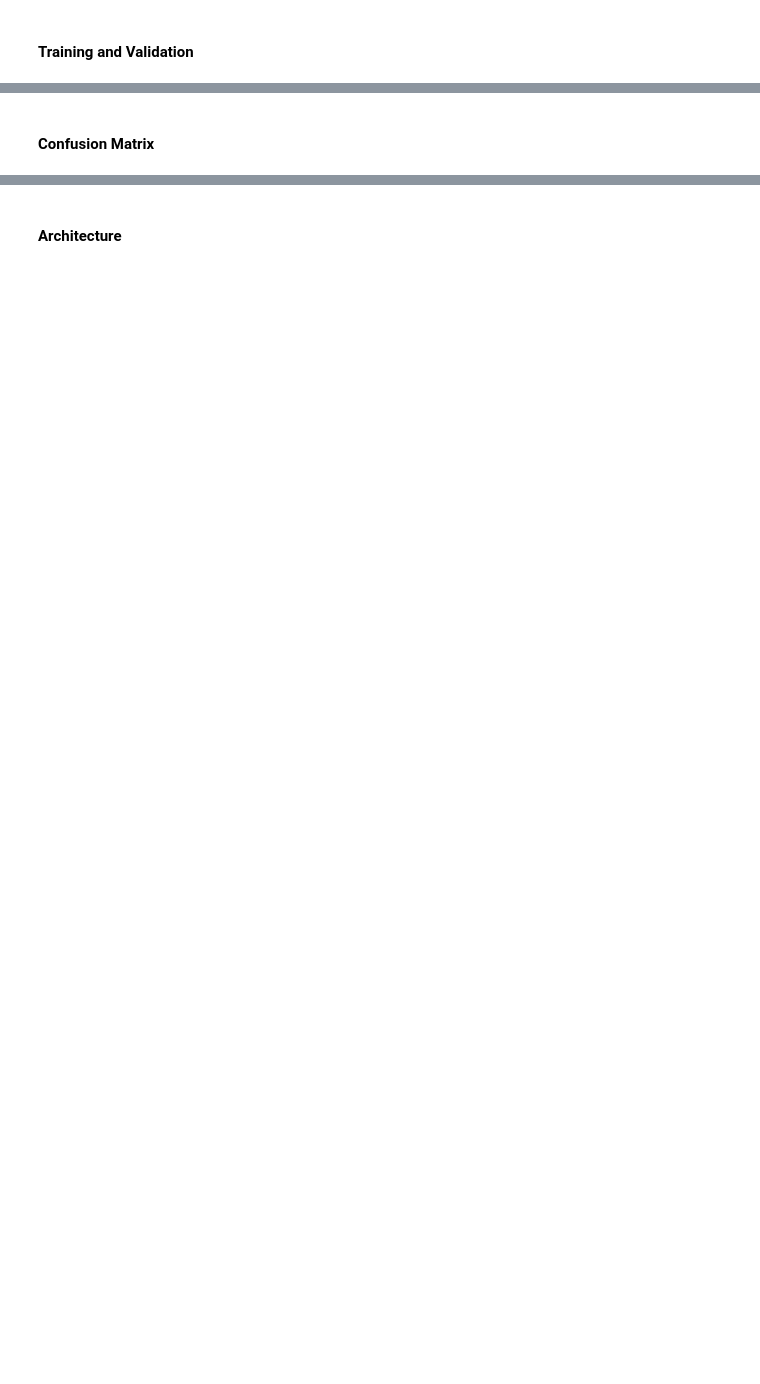
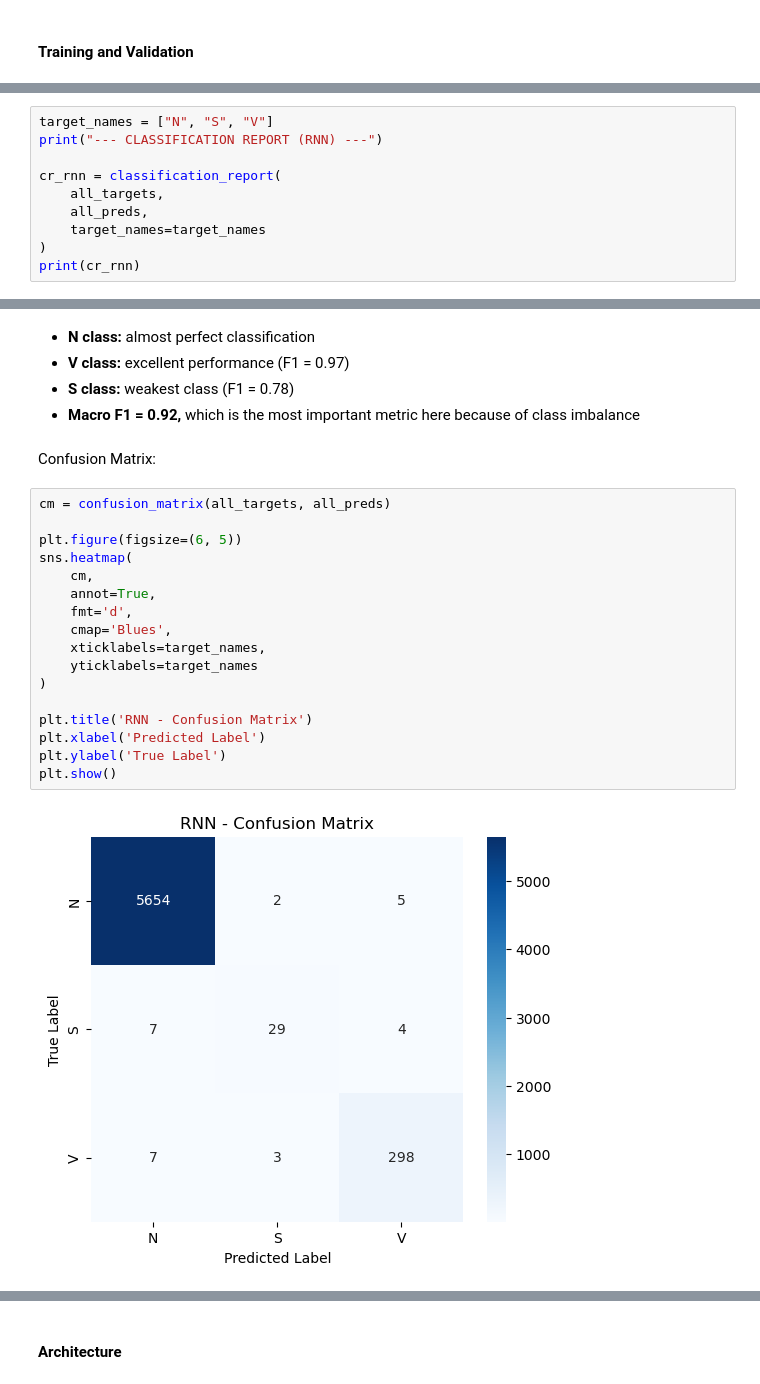
Before and after one commit to Joaomuianga/ML-team-collaboration, a Jupyter notebook: 3_TimeSeries/notebooks/Team11_TimeSeries_Notebook.ipynb, the cells around one changed output, grey strips where cells are left out. Drawn from its saved outputs; the diff is of its cells as text; blank space fills up the shorter version.

```diff
--- a/3_TimeSeries/notebooks/Team11_TimeSeries_Notebook.ipynb
+++ b/3_TimeSeries/notebooks/Team11_TimeSeries_Notebook.ipynb
@@ -570,0 +827,10 @@ It can be done using LabelEncoder() but, as there are only 3 classes, we can do
+# %%
+target_names = ["N", "S", "V"]
+print("--- CLASSIFICATION REPORT (RNN) ---")
+
+cr_rnn = classification_report(
+    all_targets,
+    all_preds,
+    target_names=target_names
+)
+print(cr_rnn)
@@ -571,2 +848,26 @@ It can be done using LabelEncoder() but, as there are only 3 classes, we can do
+# %% [markdown]
+- **N class:** almost perfect classification
+- **V class:** excellent performance (F1 = 0.97)
+- **S class:** weakest class (F1 = 0.78)
+- **Macro F1 = 0.92,** which is the most important metric here because of class imbalance
 # %% [markdown]
-#### Confusion Matrix
+Confusion Matrix:
+# %%
+cm = confusion_matrix(all_targets, all_preds)
+
+plt.figure(figsize=(6, 5))
+sns.heatmap(
+    cm,
+    annot=True,
+    fmt='d',
+    cmap='Blues',
+    xticklabels=target_names,
+    yticklabels=target_names
+)
+
+plt.title('RNN - Confusion Matrix')
+plt.xlabel('Predicted Label')
+plt.ylabel('True Label')
+plt.show()
+# %% [output]
+[figure, added]
```
Also changed, not shown: parts of 49 cells of this notebook.
